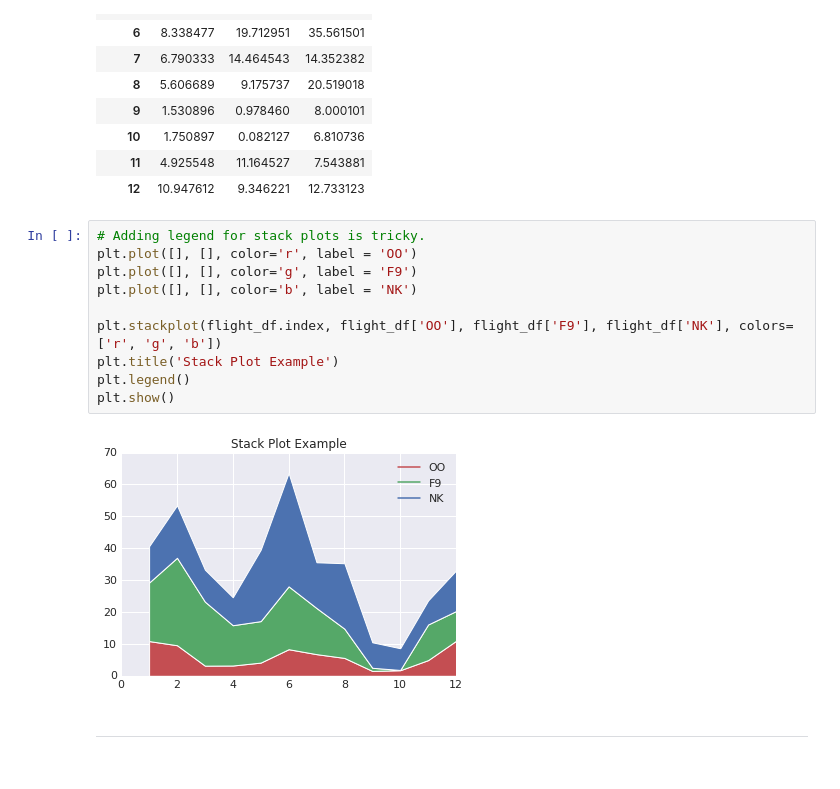
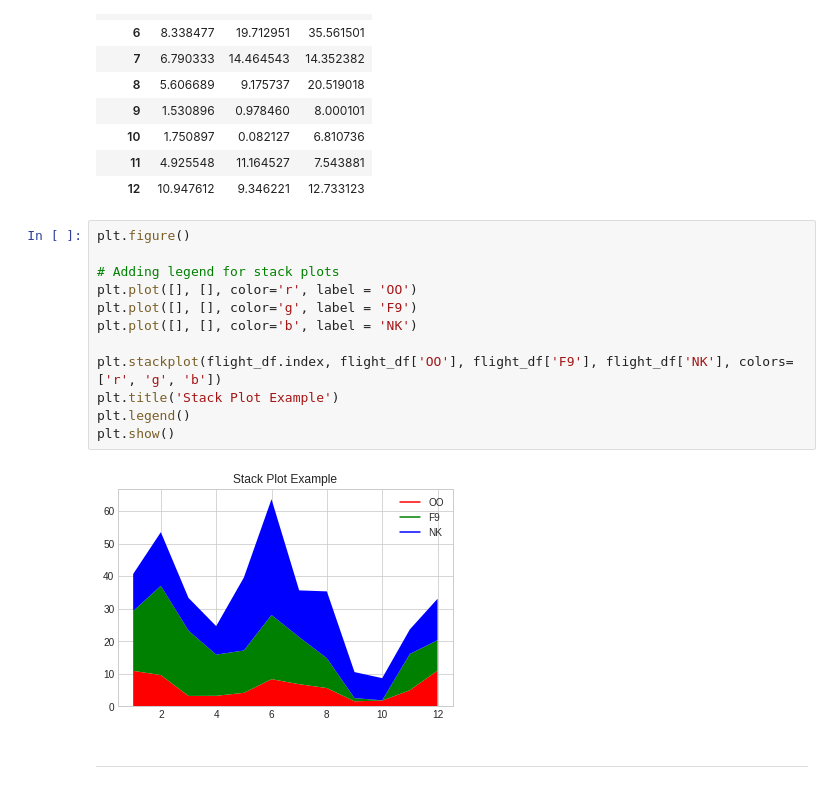
Before and after one commit to ykjoy/data_visualization, a Jupyter notebook: Data_Visualization.ipynb, the cells around one changed output. Cells and saved outputs as stored; diff of their text form.

```diff
--- a/Data_Visualization.ipynb
+++ b/Data_Visualization.ipynb
@@ -615,17 +627,19 @@ flight_df[['OO', 'F9', 'NK']]
 | 11 | 4.925548 | 11.164527 | 7.543881 |
 | 12 | 10.947612 | 9.346221 | 12.733123 |
 # %%
-# Adding legend for stack plots is tricky.
+plt.figure()
+
+# Adding legend for stack plots
 plt.plot([], [], color='r', label = 'OO')
 plt.plot([], [], color='g', label = 'F9')
 plt.plot([], [], color='b', label = 'NK')
 
 plt.stackplot(flight_df.index, flight_df['OO'], flight_df['F9'], flight_df['NK'], colors= ['r', 'g', 'b'])
 plt.title('Stack Plot Example')
 plt.legend()
 plt.show()
 # %% [output]
-[figure, old version]
+[figure, new version]
 # %% [markdown]
 ---
 # %% [markdown]
```
Also changed, not shown: parts of 27 cells of this notebook.
